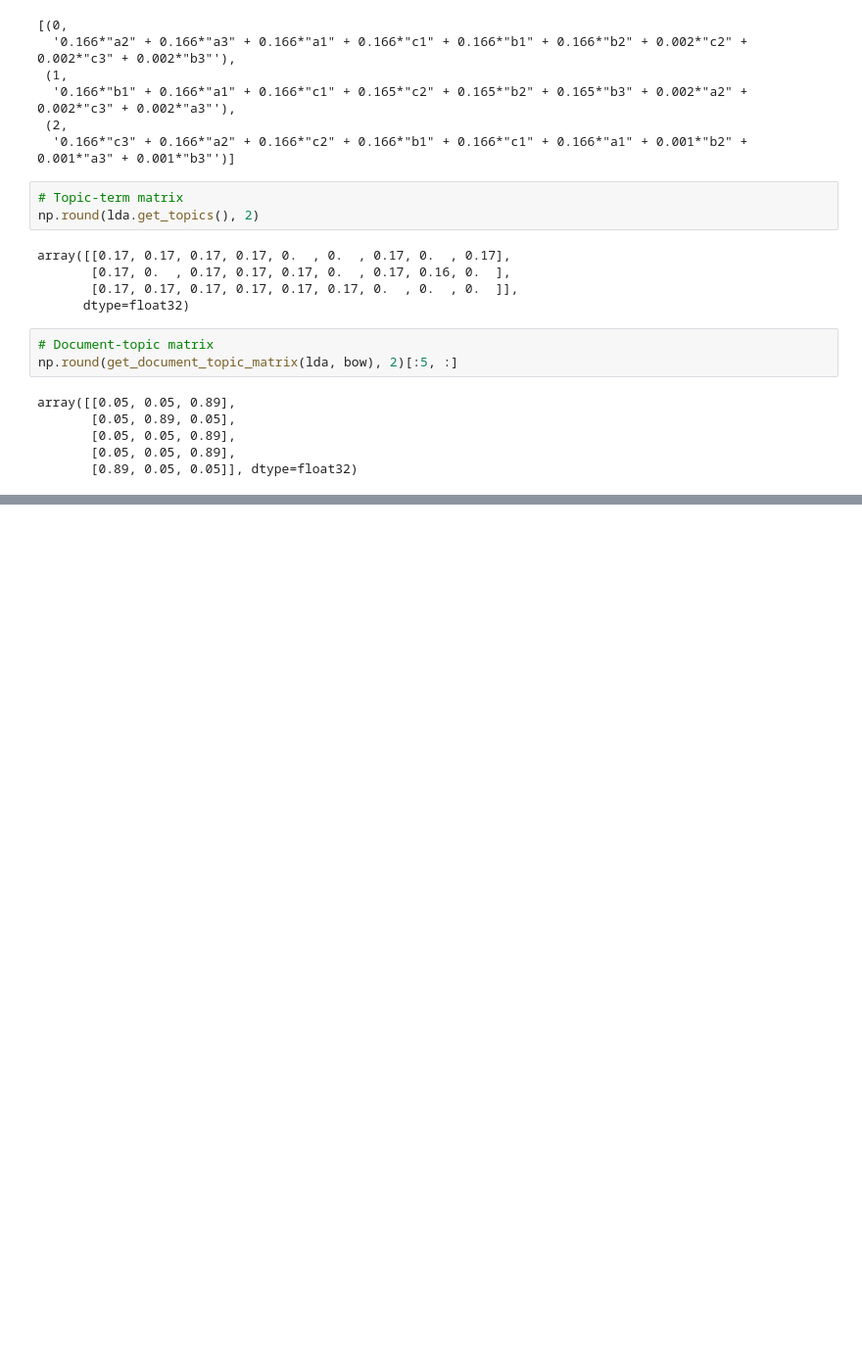
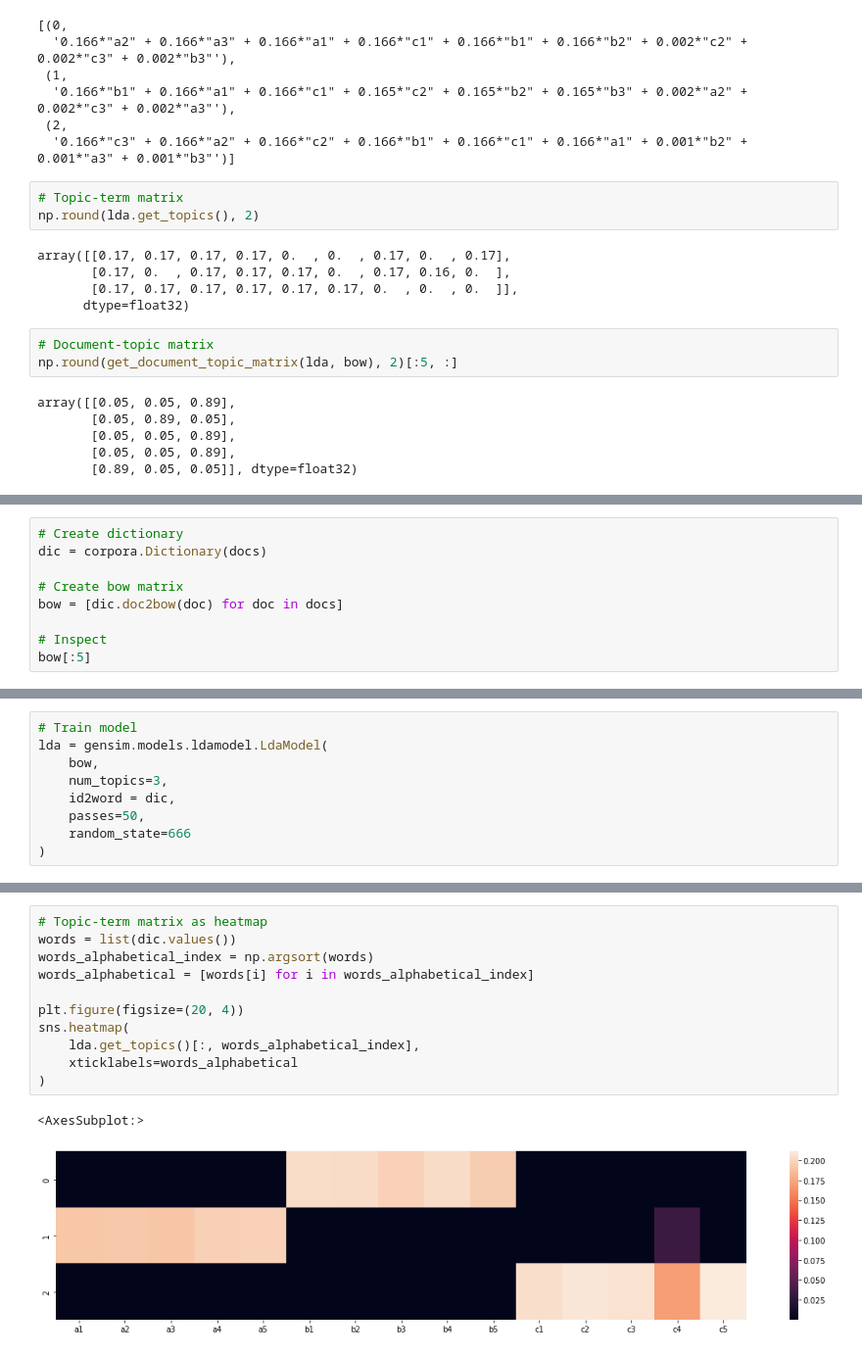
Before and after one commit to derek-damron/python_playground, a Jupyter notebook: modelling/topic_modeling/simple_examples.ipynb, the cells around one changed output, grey strips where cells are left out. Shown at 98% size. Cells and saved outputs as stored; diff of their text form; blank space fills up the shorter version.

```diff
--- a/modelling/topic_modeling/simple_examples.ipynb
+++ b/modelling/topic_modeling/simple_examples.ipynb
@@ -470,0 +579,9 @@ array([[0.05, 0.05, 0.89],
+# %%
+# Create dictionary
+dic = corpora.Dictionary(docs)
+
+# Create bow matrix
+bow = [dic.doc2bow(doc) for doc in docs]
+
+# Inspect
+bow[:5]
@@ -470,0 +594,9 @@ array([[0.05, 0.05, 0.89],
+# %%
+# Train model
+lda = gensim.models.ldamodel.LdaModel(
+    bow,
+    num_topics=3,
+    id2word = dic,
+    passes=50,
+    random_state=666
+)
@@ -470,0 +623,14 @@ array([[0.05, 0.05, 0.89],
+# %%
+# Topic-term matrix as heatmap
+words = list(dic.values())
+words_alphabetical_index = np.argsort(words)
+words_alphabetical = [words[i] for i in words_alphabetical_index]
+
+plt.figure(figsize=(20, 4))
+sns.heatmap(
+    lda.get_topics()[:, words_alphabetical_index],
+    xticklabels=words_alphabetical
+)
+# %% [output]
+<AxesSubplot:>
+[figure, added]
```
Also changed, not shown: parts of 16 cells of this notebook.
